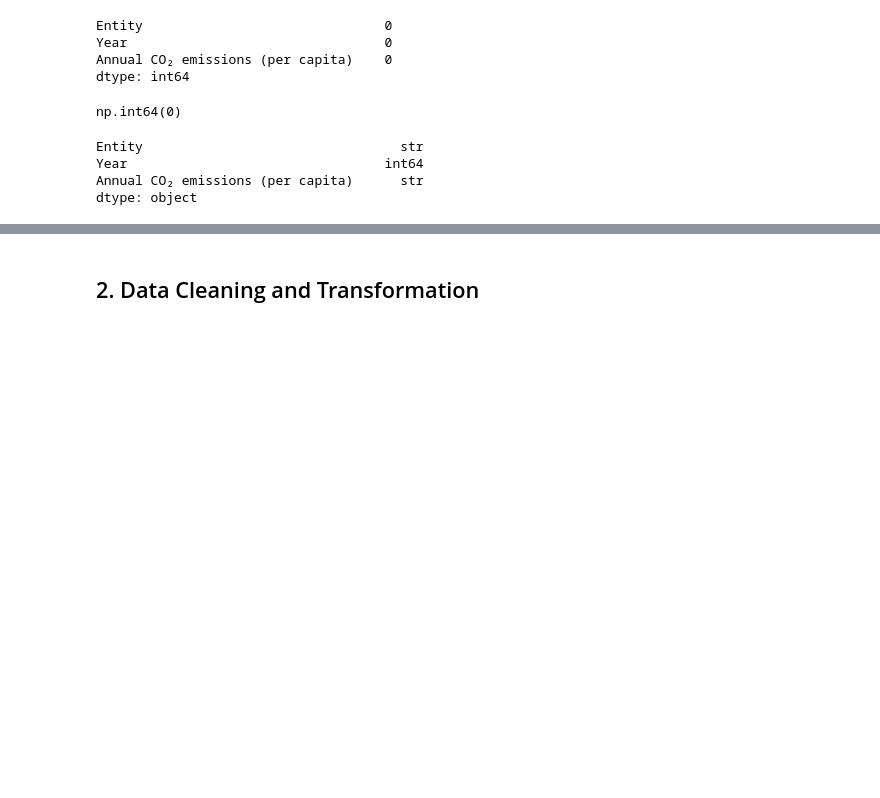
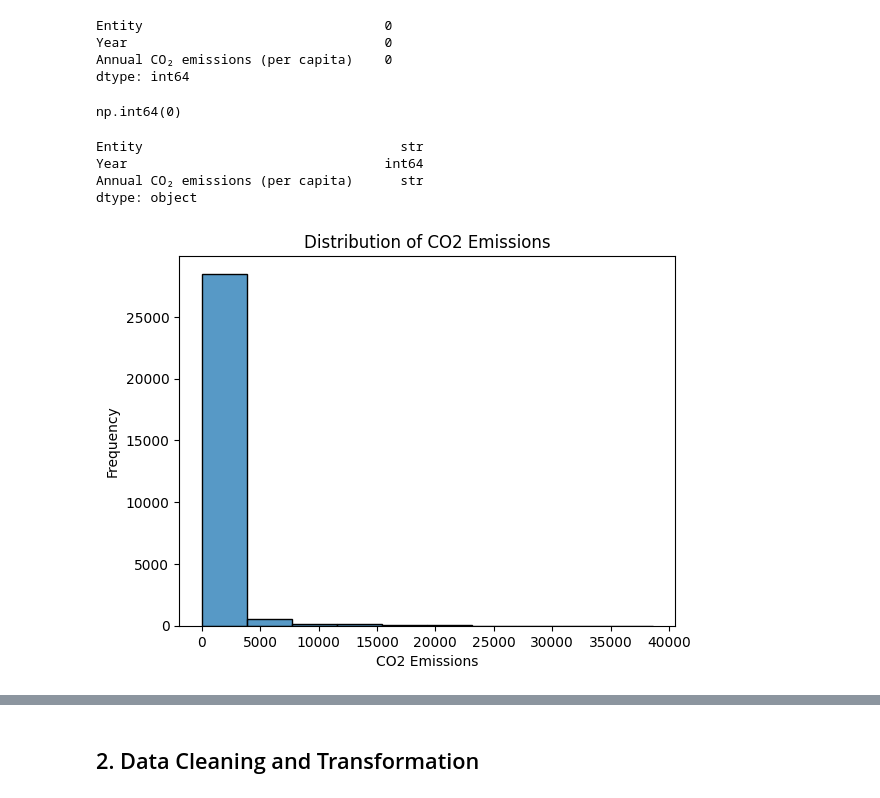
Before and after one commit to IT4063C-Spring26/final-project-proddasr, a Jupyter notebook: source.ipynb, the cells around one changed output, grey strips where cells are left out. Saved outputs shown, nothing was run; the diff lists cells and outputs as text; code cells hidden in the pictures; blank space fills up the shorter version.

Commit message:
Modified visualizations.

```diff
--- a/source.ipynb
+++ b/source.ipynb
@@ -419,3 +419,15 @@ Entity                                 str
 Year                                 int64
 Annual CO₂ emissions (per capita)      str
 dtype: object
+# %%
+# Create a bar plot to visualize the distribution of CO2 emissions in the result DataFrame.
+import seaborn as sns
+import matplotlib.pyplot as plt
+
+sns.histplot(database_result['co2'], bins=10)
+plt.title("Distribution of CO2 Emissions")
+plt.xlabel("CO2 Emissions")
+plt.ylabel("Frequency")
+plt.show()
+# %% [output]
+[figure, added]
```
Also changed, not shown: parts of 24 cells of this notebook.
